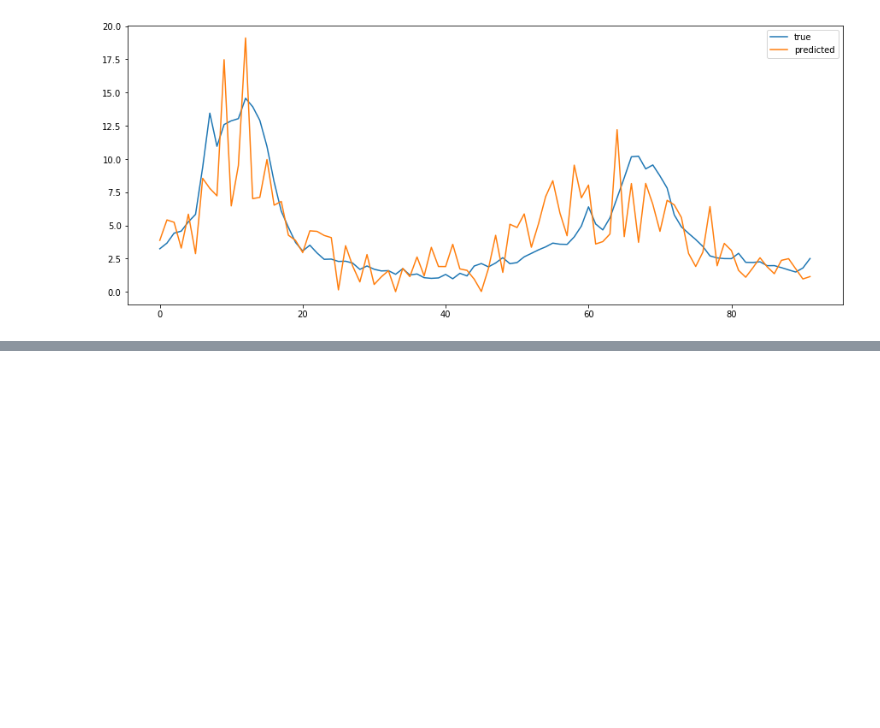
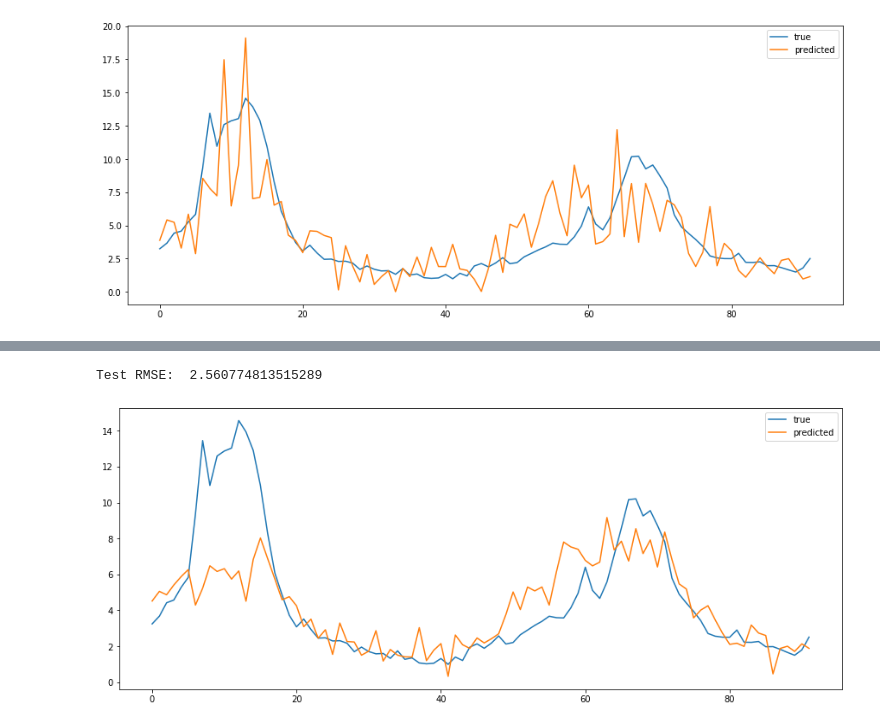
Before and after one commit to FiveSixSenvenEight/109B_flu_prediction, a Jupyter notebook: 02-analysis/NN.ipynb, the cells around one changed output, grey strips where cells are left out. Cells and saved outputs as stored; diff of their text form; code cells hidden in the pictures; blank space fills up the shorter version.

```diff
--- a/02-analysis/NN.ipynb
+++ b/02-analysis/NN.ipynb
@@ -142,0 +203,5 @@ Test RMSE:  2.4584347759540006
+# %%
+RNN('Texas',if_plot=True,if_gt = True)
+# %% [output]
+Test RMSE:  2.560774813515289
+[figure, added]
```
Also changed, not shown: parts of 4 cells of this notebook.
